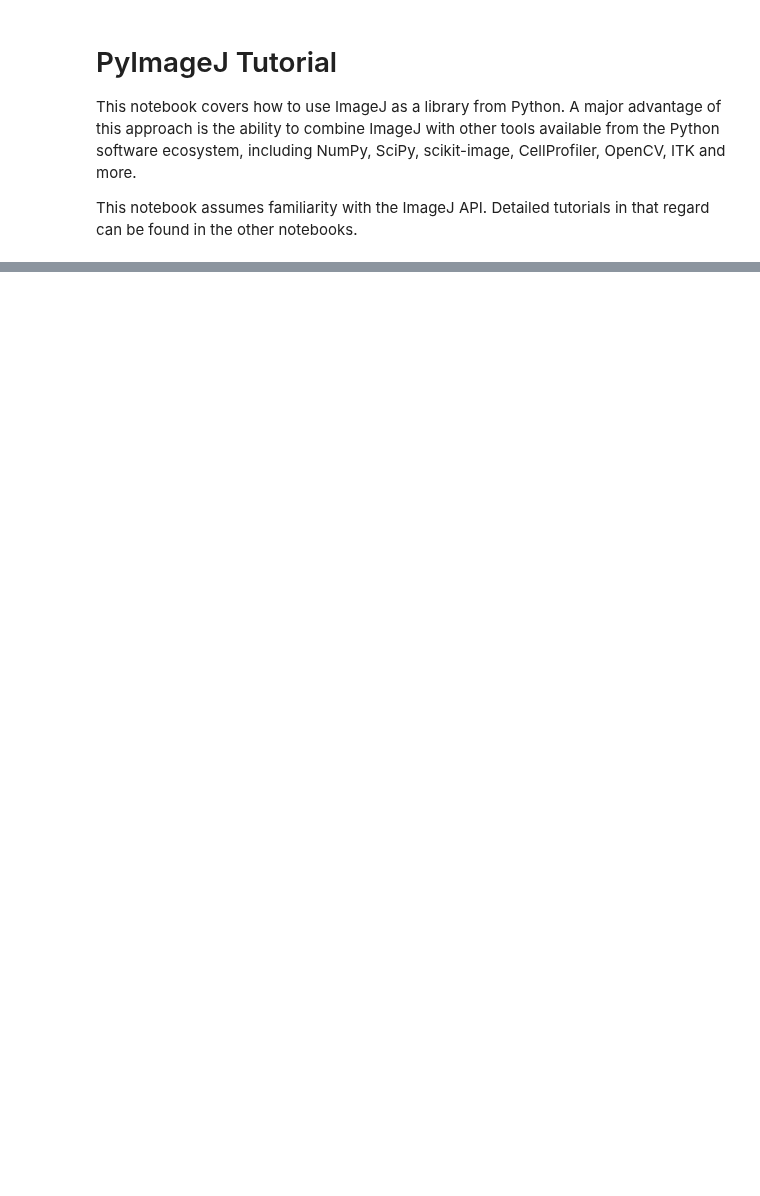
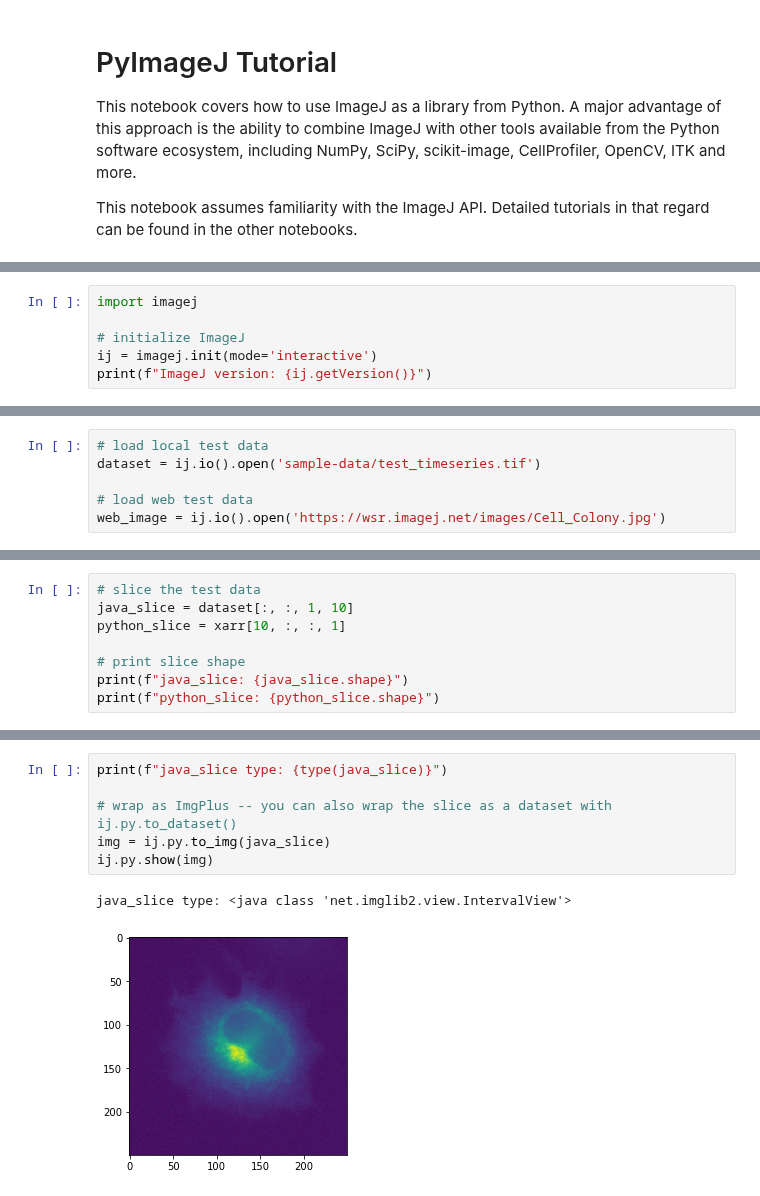
Before and after one commit to imagej/pyimagej, a Jupyter notebook: doc/5-Working-with-Images.ipynb, the cells around one changed output, grey strips where cells are left out. Cells and saved outputs as stored; diff of their text form; blank space fills up the shorter version.

Commit message:
Add content for working-with-images
Added content for working-with-images notebook.

```diff
--- a/doc/5-Working-with-Images.ipynb
+++ b/doc/5-Working-with-Images.ipynb
@@ -40,0 +12,6 @@ print(type(img4))
+# %%
+import imagej
+
+# initialize ImageJ
+ij = imagej.init(mode='interactive')
+print(f"ImageJ version: {ij.getVersion()}")
@@ -40,0 +27,6 @@ print(type(img4))
+# %%
+# load local test data
+dataset = ij.io().open('sample-data/test_timeseries.tif')
+
+# load web test data
+web_image = ij.io().open('https://wsr.imagej.net/images/Cell_Colony.jpg')
@@ -40,0 +102,8 @@ print(type(img4))
+# %%
+# slice the test data
+java_slice = dataset[:, :, 1, 10]
+python_slice = xarr[10, :, :, 1]
+
+# print slice shape
+print(f"java_slice: {java_slice.shape}")
+print(f"python_slice: {python_slice.shape}")
@@ -40,0 +115,9 @@ print(type(img4))
+# %%
+print(f"java_slice type: {type(java_slice)}")
+
+# wrap as ImgPlus -- you can also wrap the slice as a dataset with ij.py.to_dataset()
+img = ij.py.to_img(java_slice)
+ij.py.show(img)
+# %% [output]
+java_slice type: <java class 'net.imglib2.view.IntervalView'>
+[figure, added]
```
Also changed, not shown: parts of 23 cells of this notebook.
